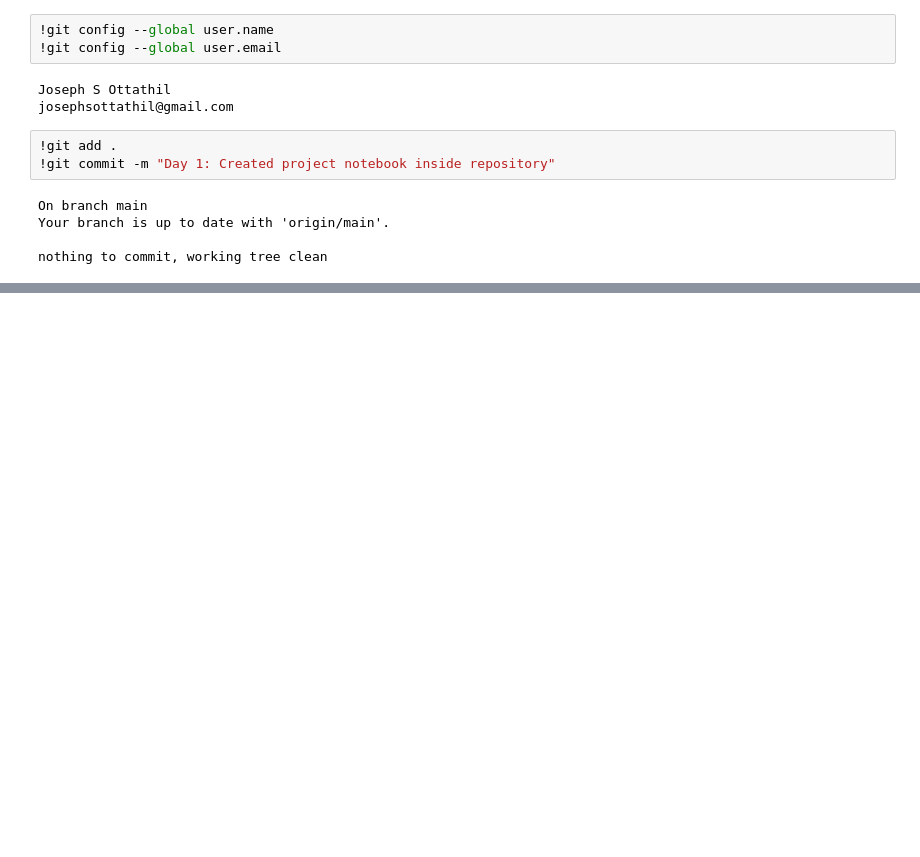
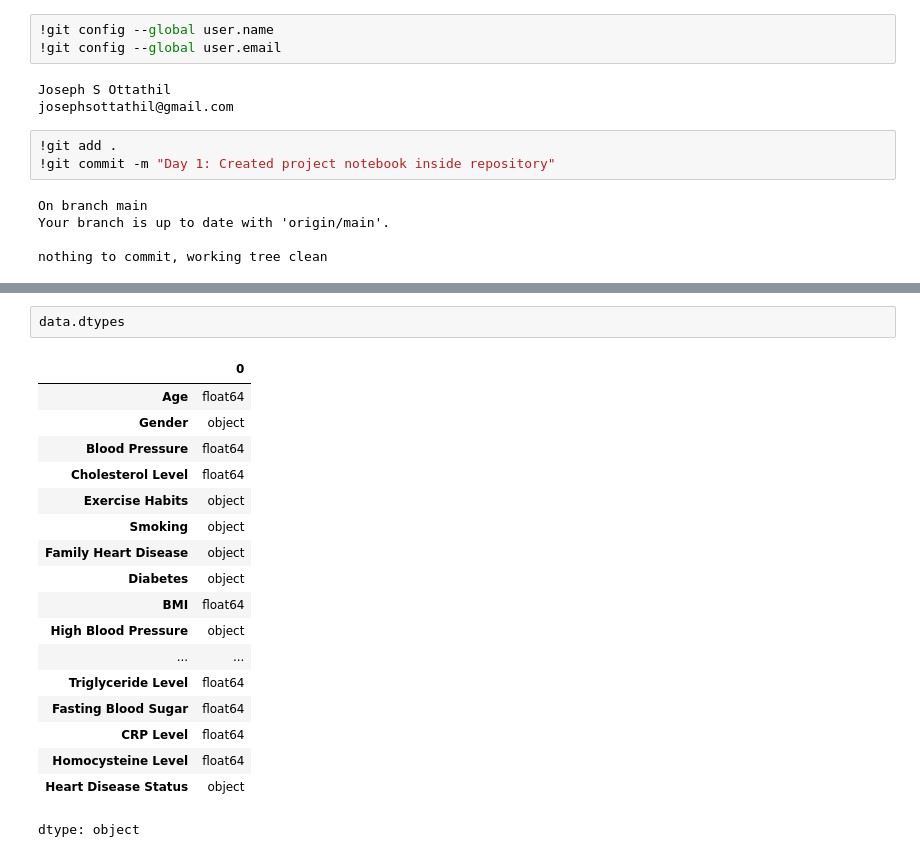
Before and after one commit to joseph2022/Disease-Prediction, a Jupyter notebook: Disease_Prediction.ipynb, the cells around one changed output, grey strips where cells are left out. Cells and saved outputs as stored; diff of their text form; blank space fills up the shorter version.

```diff
--- a/Disease_Prediction.ipynb
+++ b/Disease_Prediction.ipynb
@@ -96,0 +99,21 @@ data
+# %%
+data.dtypes
+# %% [output]
+|  | 0 |
+| Age | float64 |
+| Gender | object |
+| Blood Pressure | float64 |
+| Cholesterol Level | float64 |
+| Exercise Habits | object |
+| Smoking | object |
+| Family Heart Disease | object |
+| Diabetes | object |
+| BMI | float64 |
+| High Blood Pressure | object |
+| ... | ... |
+| Triglyceride Level | float64 |
+| Fasting Blood Sugar | float64 |
+| CRP Level | float64 |
+| Homocysteine Level | float64 |
+| Heart Disease Status | object |
+dtype: object
```
Also changed, not shown: parts of 14 cells of this notebook.
